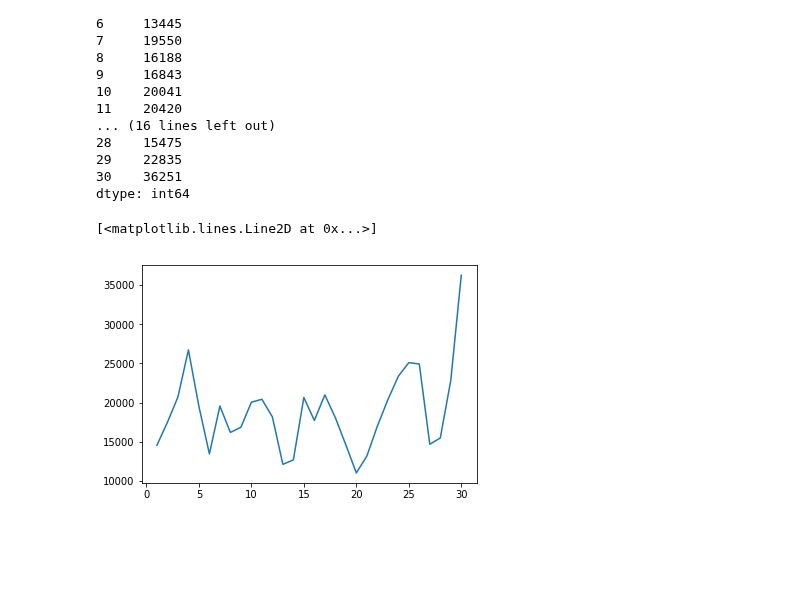
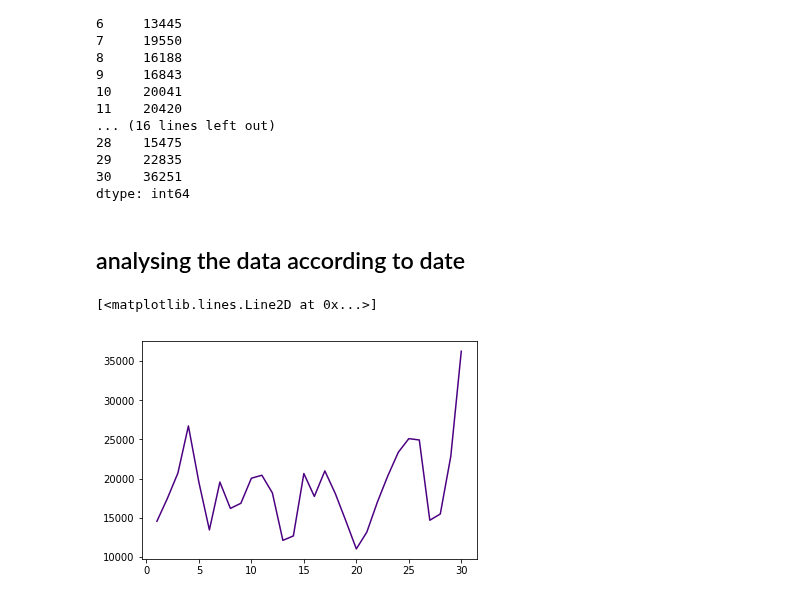
Before and after one commit to SANYAM1996/scatter-plotter, a Jupyter notebook: pd_4.ipynb, the cells around one changed output. Saved outputs shown, nothing was run; the diff lists cells and outputs as text; code cells hidden in the pictures; blank space fills up the shorter version.

Commit message:
analysis of date and hour added

```diff
--- a/pd_4.ipynb
+++ b/pd_4.ipynb
@@ -200,8 +200,10 @@ dom
 29    22835
 30    36251
 dtype: int64
+# %% [markdown]
+## analysing the data according to date
 # %%
-plot (by_date)
+plot (by_date,color = 'indigo' )
 # %% [output]
 [<matplotlib.lines.Line2D at 0x...>]
-[figure, old version]
+[figure, new version]
```
Also changed, not shown: parts of 9 cells of this notebook.
